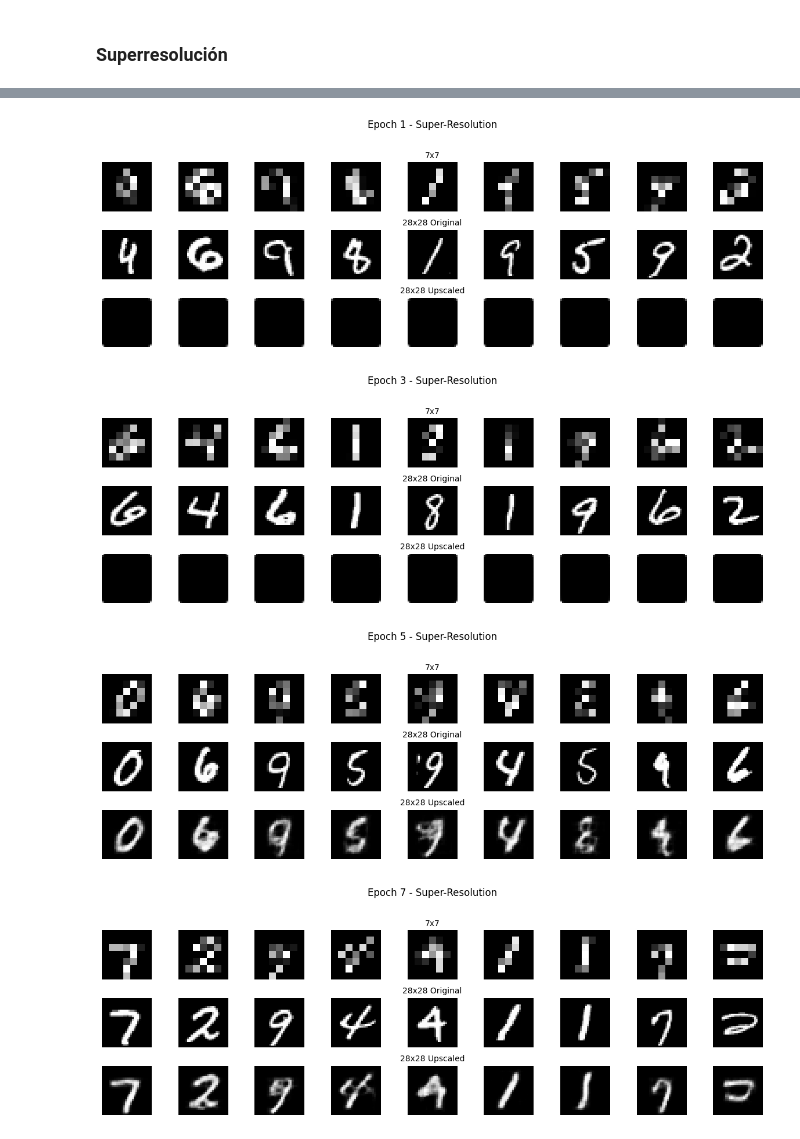
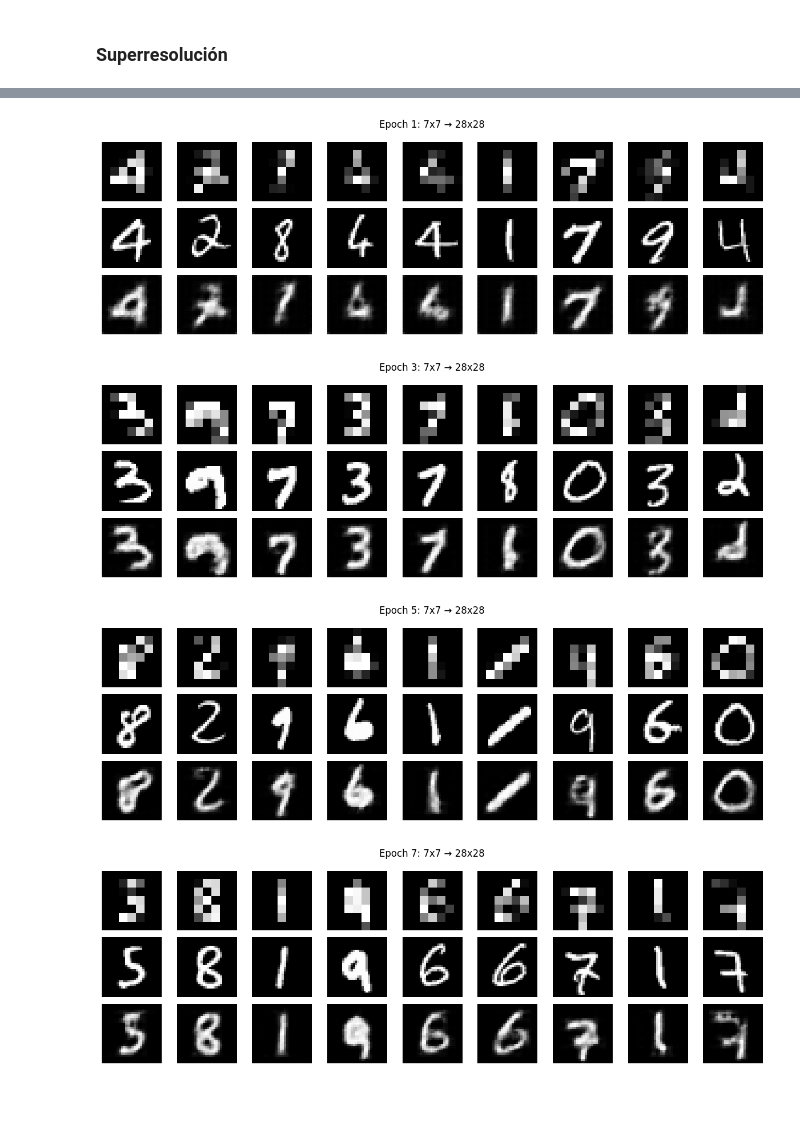
Before and after one commit to jaimeercilla11/Autoencoders, a Jupyter notebook: autoencoders.ipynb, the cells around one changed output, grey strips where cells are left out. Saved outputs shown, nothing was run; the diff lists cells and outputs as text; code cells hidden in the pictures; blank space fills up the shorter version.

```diff
--- a/autoencoders.ipynb
+++ b/autoencoders.ipynb
@@ -487,0 +203,21 @@ Epoch:4, Loss:0.1120
+# %%
+num_epochs = 10
+outputs = []
+
+for epoch in range(num_epochs):
+    for img, _ in data_loader:
+        img_high = img  # 28x28 (objetivo)
+        img_low = F.interpolate(img, size=(input_size, input_size), mode='bilinear')
+
+
+        recon = model(img_low)
+        loss = criterion(recon, img_high)
+
+        optimizer.zero_grad()
+        loss.backward()
+        optimizer.step()
+
+    print(f'Epoch:{epoch+1}, Loss:{loss.item():.4f}')
+
+
+    outputs.append((img_low, img_high, recon))
@@ -488,40 +235,27 @@ Epoch:4, Loss:0.1120
 # %%
 for k in range(0, num_epochs, 2):
     plt.figure(figsize=(12, 4))
     plt.gray()
 
-    img_high, img_low, recon = outputs[k]
-    img_high = img_high.detach().cpu()
-    img_low = img_low.detach().cpu()
-    recon = recon.detach().cpu()
+    img_low, img_high, recon = outputs[k]
 
     for i in range(9):
-        # Fila 1: Baja resolución (input)
         plt.subplot(3, 9, i+1)
-        plt.imshow(img_low[i][0])
+        plt.imshow(img_low[i][0].detach())
         plt.axis('off')
-        if i == 4:
-            plt.title(f'{input_size}x{input_size}', fontsize=10)
 
-        # Fila 2: Alta resolución original (target)
         plt.subplot(3, 9, 9+i+1)
-        plt.imshow(img_high[i][0])
+        plt.imshow(img_high[i][0].detach())
         plt.axis('off')
-        if i == 4:
-            plt.title('28x28 Original', fontsize=10)
 
-        # Fila 3: Reconstruida (output)
         plt.subplot(3, 9, 18+i+1)
-        plt.imshow(recon[i][0])
+        plt.imshow(recon[i][0].detach())
         plt.axis('off')
-        if i == 4:
-            plt.title('28x28 Upscaled', fontsize=10)
 
-    plt.suptitle(f'Epoch {k+1} - Super-Resolution', y=1.02)
+    plt.suptitle(f'Epoch {k+1}: {input_size}x{input_size} → 28x28')
     plt.tight_layout()
-    plt.show()
 # %% [output]
-[figure, old version]
+[figure, new version]
-[figure, old version]
+[figure, new version]
-[figure, old version]
+[figure, new version]
-[figure, old version]
+[figure, new version]
```
Also changed, not shown: parts of 23 cells of this notebook, 8 other files.
